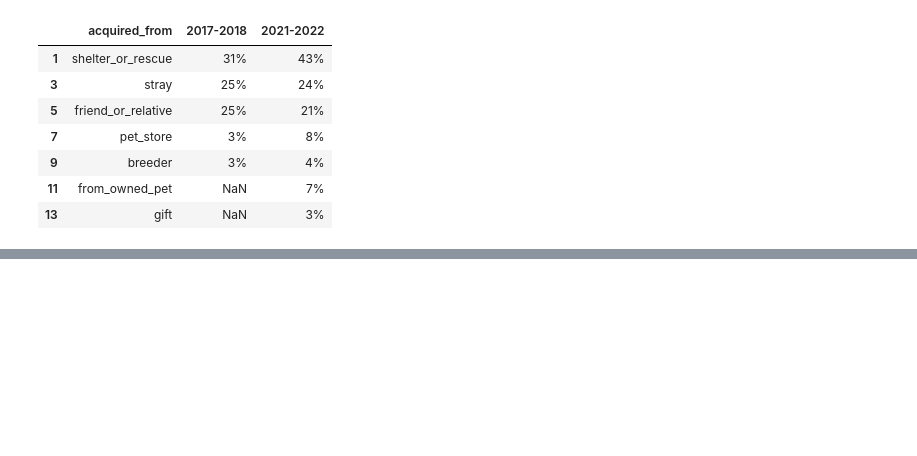
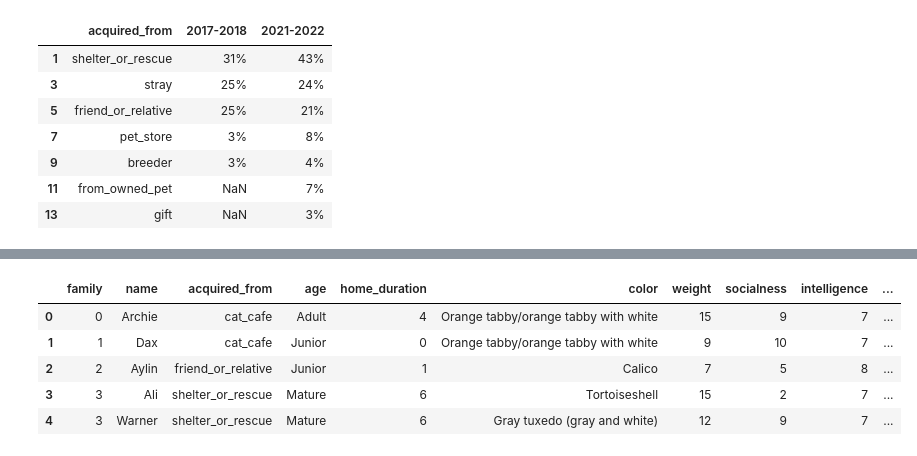
Before and after one commit to BlueKYGirl/purrfect_purrsonalities, a Jupyter notebook: purrfect_purrsonalities.ipynb, the cells around one changed output, grey strips where cells are left out. Drawn from its saved outputs; the diff is of its cells as text; code cells hidden in the pictures; blank space fills up the shorter version.

Commit message:
HumanePro and Survey Join

```diff
--- a/purrfect_purrsonalities.ipynb
+++ b/purrfect_purrsonalities.ipynb
@@ -536,0 +585,9 @@ humane_df
+# %%
+survey_df.head()
+# %% [output]
+|  | family | name | acquired_from | age | home_duration | color | weight | socialness | intelligence | ... |
+| 0 | 0 | Archie | cat_cafe | Adult | 4 | Orange tabby/orange tabby with white | 15 | 9 | 7 | ... |
+| 1 | 1 | Dax | cat_cafe | Junior | 0 | Orange tabby/orange tabby with white | 9 | 10 | 7 | ... |
+| 2 | 2 | Aylin | friend_or_relative | Junior | 1 | Calico | 7 | 5 | 8 | ... |
+| 3 | 3 | Ali | shelter_or_rescue | Mature | 6 | Tortoiseshell | 15 | 2 | 7 | ... |
+| 4 | 3 | Warner | shelter_or_rescue | Mature | 6 | Gray tuxedo (gray and white) | 12 | 9 | 7 | ... |
```
Also changed, not shown: parts of 15 cells of this notebook.
